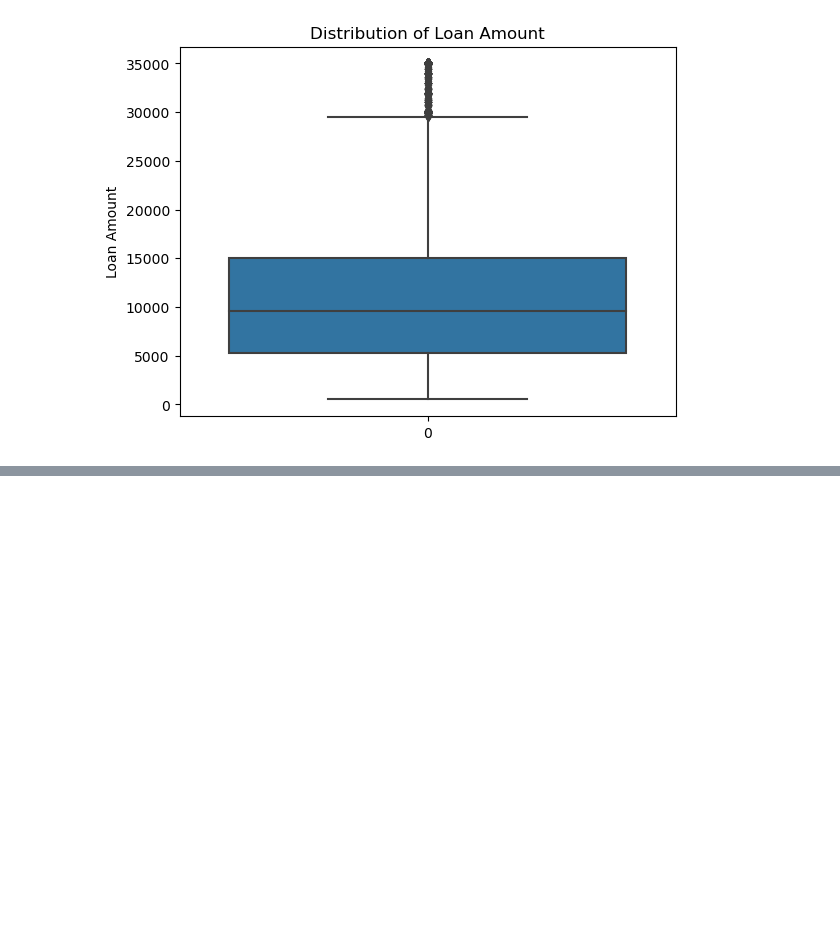
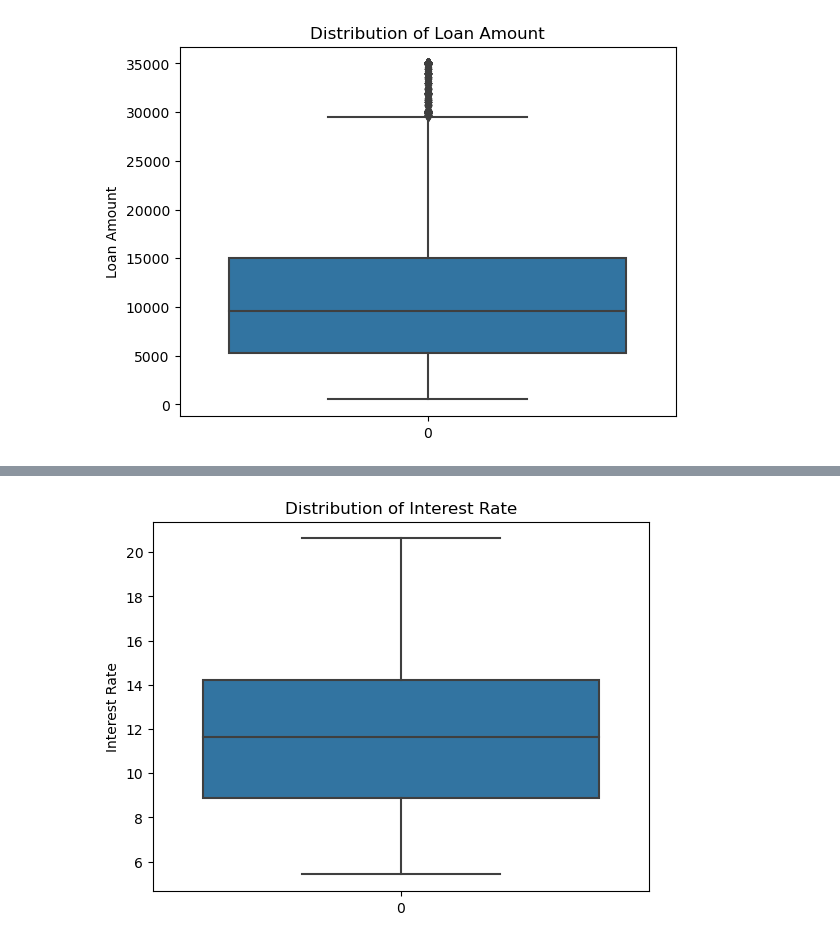
Before and after one commit to RavishankarDuMCA10/LendingClubCaseStudy, a Jupyter notebook: Lending_Club_Default_Analysis.ipynb, the cells around one changed output, grey strips where cells are left out. Cells and saved outputs as stored; diff of their text form; code cells hidden in the pictures; blank space fills up the shorter version.

```diff
--- a/Lending_Club_Default_Analysis.ipynb
+++ b/Lending_Club_Default_Analysis.ipynb
@@ -567,0 +613,12 @@ plt.show()
+# %%
+# Boxplot of 'int_rate' column shows that there are outliers out of upper fence. So, we need to remove these outliers.
+
+print('Before Removal of Outliers: \n')
+print(loan['int_rate'].describe())
+
+
+# Remove Outliers quantile .99 from Loan Amount
+loan = loan[loan['int_rate'] < loan['int_rate'].quantile(0.99)]
+
+print('\n After Removal of Outliers: \n')
+print(loan['int_rate'].describe())
@@ -567,0 +643,10 @@ plt.show()
+# %%
+plt.title('Distribution of Interest Rate')
+
+# ylabel
+plt.ylabel('Interest Rate')
+
+sns.boxplot(loan['int_rate'])
+plt.show()
+# %% [output]
+[figure, added]
```
Also changed, not shown: parts of 11 cells of this notebook.
